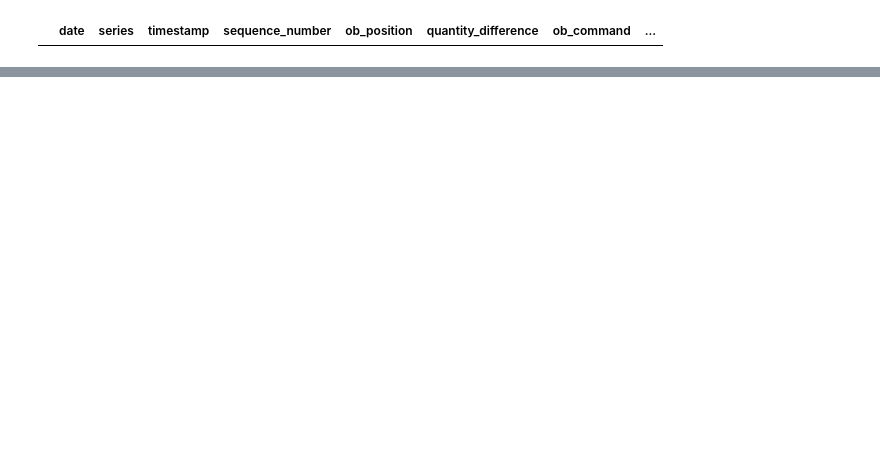
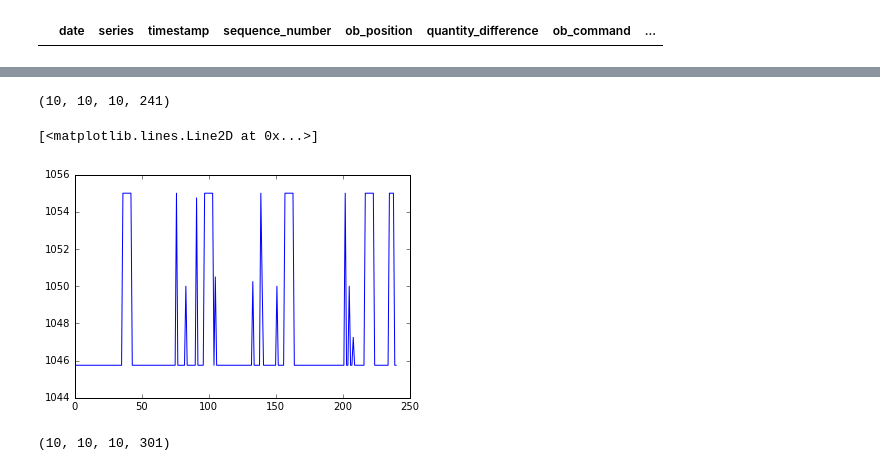
Before and after one commit to rorysroes/SGX-Full-OrderBook-Tick-Data-Trading-Strategy, a Jupyter notebook: sgx_tick_data_a50.ipynb, the cells around one changed output, grey strips where cells are left out. Drawn from its saved outputs; the diff is of its cells as text; code cells hidden in the pictures; blank space fills up the shorter version.

```diff
--- a/sgx_tick_data_a50.ipynb
+++ b/sgx_tick_data_a50.ipynb
@@ -717,0 +828,72 @@ bb[40]
+# %%
+b = []
+b1 = []
+b2 = []
+bid = []
+for i in range(48,50,1):
+    a = "04:27:" + str(i)
+    b.append(data_bid[data_bid['timestamp'].str.contains(a)])
+    b1.append(b[i-48][['price','quantity_difference']].sort(['price'],ascending = [False]))
+    b2.append(b1[i-48].groupby(by=['price'],as_index = False).sum().sort(['price'],ascending = [False]))
+bid.append(pd.concat([b2[0],b2[1]]).groupby(by=['price'],as_index = False).sum().sort(['price'],ascending = [False]))
+
+
+for l in range(6,10,1):
+    for i in range(0,6,1):
+        bb = []
+        bb1 = []
+        bb2 = []
+        for j in range(0,10,1):
+            a = "08:4"+ str(l) + ":" + str(i) + str(j)
+            #print i ,j
+            bb.append(data_bid[data_bid['timestamp'].str.contains(a)])
+            #print j
+            bb1.append(bb[j][['price','quantity_difference']].sort(['price'],ascending = [False]))
+            bb2.append(bb1[j].groupby(by=['price'],as_index = False).sum().sort(['price'],ascending = [False]))
+            x = pd.concat([bid[i*10+j],bb2[j]]).groupby(by=['price'],as_index = False).sum().sort(['price'],ascending = [False])
+            bid.append(x[x.quantity_difference != 0])
+
+len(bb),len(bb1),len(bb2),len(bid)
+# %% [output]
+(10, 10, 10, 241)
+# %%
+w = []
+for k in range(0,len(bid),1):
+    w.append(bid[k].iloc[0]["price"]/1000.0)
+# %%
+plot(w)
+# %% [output]
+[<matplotlib.lines.Line2D at 0x...>]
+[figure, added]
+# %%
+b = []
+b1 = []
+b2 = []
+bid = []
+for i in range(48,50,1):
+    a = "04:27:" + str(i)
+    b.append(data_bid[data_bid['timestamp'].str.contains(a)])
+    b1.append(b[i-48][['price','quantity_difference']].sort(['price'],ascending = [False]))
+    b2.append(b1[i-48].groupby(by=['price'],as_index = False).sum().sort(['price'],ascending = [False]))
+bid.append(pd.concat([b2[0],b2[1]]).groupby(by=['price'],as_index = False).sum().sort(['price'],ascending = [False]))
+
+
+for l in range(5,10,1):
+    for i in range(0,6,1):
+        bb = []
+        bb1 = []
+        bb2 = []
+        for j in range(0,10,1):
+            a = "08:4" + str(l) + ":" + str(i) + str(j)
+            #print l, i ,j
+            bb.append(data_bid[data_bid['timestamp'].str.contains(a)])
+            #print j
+            bb1.append(bb[j][['price','quantity_difference']].sort(['price'],ascending = [False]))
+            bb2.append(bb1[j].groupby(by=['price'],as_index = False).sum().sort(['price'],ascending = [False]))
+            x = pd.concat([bid[(l-5)*60 + i*10 + j],bb2[j]]).groupby(by=['price'],as_index = False).sum().sort(['price'],ascending = [False])
+            bid.append(x[x.quantity_difference != 0])
+
+
+len(bb),len(bb1),len(bb2),len(bid)
+# %% [output]
+(10, 10, 10, 301)
```
Also changed, not shown: parts of 13 cells of this notebook.
